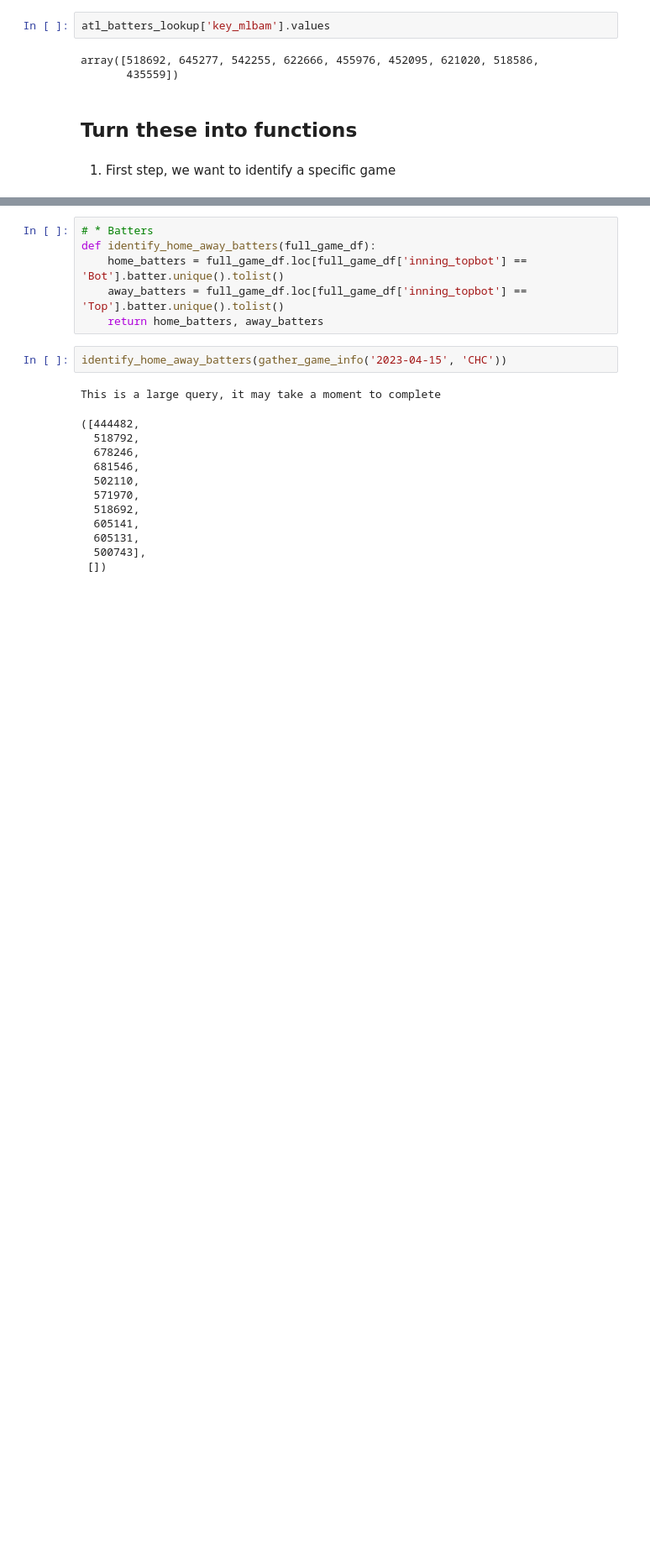
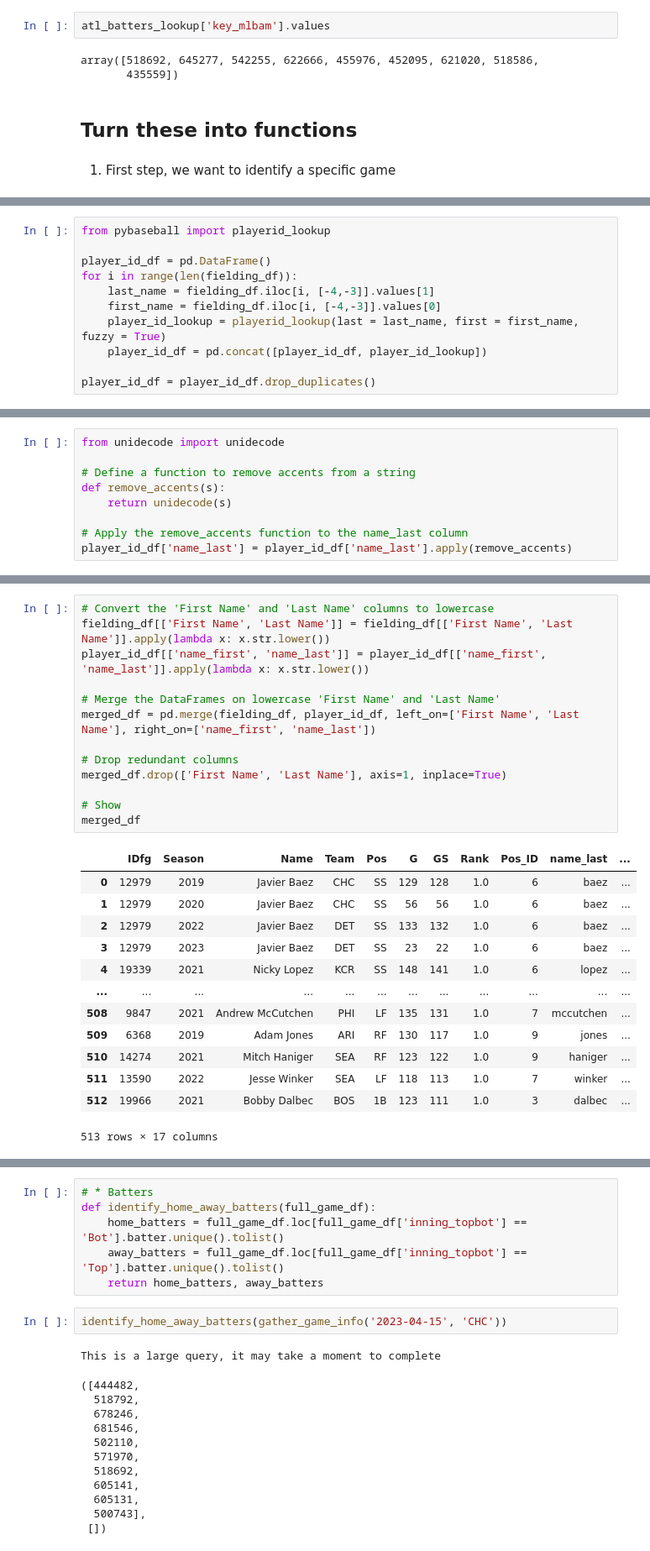
Before and after one commit to samlafell/mlb-betting, a Jupyter notebook: notebooks/batter_info.ipynb, the cells around one changed output, grey strips where cells are left out. Shown at 84% size. Drawn from its saved outputs; the diff is of its cells as text; blank space fills up the shorter version.

```diff
--- a/notebooks/batter_info.ipynb
+++ b/notebooks/batter_info.ipynb
@@ -179,0 +329,11 @@ original_team = 'CHC'
+# %%
+from pybaseball import playerid_lookup
+
+player_id_df = pd.DataFrame()
+for i in range(len(fielding_df)):
+    last_name = fielding_df.iloc[i, [-4,-3]].values[1]
+    first_name = fielding_df.iloc[i, [-4,-3]].values[0]
+    player_id_lookup = playerid_lookup(last = last_name, first = first_name, fuzzy = True)
+    player_id_df = pd.concat([player_id_df, player_id_lookup])
+
+player_id_df = player_id_df.drop_duplicates()
@@ -179,0 +358,9 @@ original_team = 'CHC'
+# %%
+from unidecode import unidecode
+
+# Define a function to remove accents from a string
+def remove_accents(s):
+    return unidecode(s)
+
+# Apply the remove_accents function to the name_last column
+player_id_df['name_last'] = player_id_df['name_last'].apply(remove_accents)
@@ -179,0 +383,27 @@ original_team = 'CHC'
+# %%
+# Convert the 'First Name' and 'Last Name' columns to lowercase
+fielding_df[['First Name', 'Last Name']] = fielding_df[['First Name', 'Last Name']].apply(lambda x: x.str.lower())
+player_id_df[['name_first', 'name_last']] = player_id_df[['name_first', 'name_last']].apply(lambda x: x.str.lower())
+
+# Merge the DataFrames on lowercase 'First Name' and 'Last Name'
+merged_df = pd.merge(fielding_df, player_id_df, left_on=['First Name', 'Last Name'], right_on=['name_first', 'name_last'])
+
+# Drop redundant columns
+merged_df.drop(['First Name', 'Last Name'], axis=1, inplace=True)
+
+# Show
+merged_df
+# %% [output]
+|  | IDfg | Season | Name | Team | Pos | G | GS | Rank | Pos_ID | name_last | ... |
+| 0 | 12979 | 2019 | Javier Baez | CHC | SS | 129 | 128 | 1.0 | 6 | baez | ... |
+| 1 | 12979 | 2020 | Javier Baez | CHC | SS | 56 | 56 | 1.0 | 6 | baez | ... |
+| 2 | 12979 | 2022 | Javier Baez | DET | SS | 133 | 132 | 1.0 | 6 | baez | ... |
+| 3 | 12979 | 2023 | Javier Baez | DET | SS | 23 | 22 | 1.0 | 6 | baez | ... |
+| 4 | 19339 | 2021 | Nicky Lopez | KCR | SS | 148 | 141 | 1.0 | 6 | lopez | ... |
+| ... | ... | ... | ... | ... | ... | ... | ... | ... | ... | ... | ... |
+| 508 | 9847 | 2021 | Andrew McCutchen | PHI | LF | 135 | 131 | 1.0 | 7 | mccutchen | ... |
+| 509 | 6368 | 2019 | Adam Jones | ARI | RF | 130 | 117 | 1.0 | 9 | jones | ... |
+| 510 | 14274 | 2021 | Mitch Haniger | SEA | RF | 123 | 122 | 1.0 | 9 | haniger | ... |
+| 511 | 13590 | 2022 | Jesse Winker | SEA | LF | 118 | 113 | 1.0 | 7 | winker | ... |
+| 512 | 19966 | 2021 | Bobby Dalbec | BOS | 1B | 123 | 111 | 1.0 | 3 | dalbec | ... |
+513 rows × 17 columns
```
Also changed, not shown: parts of 23 cells of this notebook, 4 other files.
